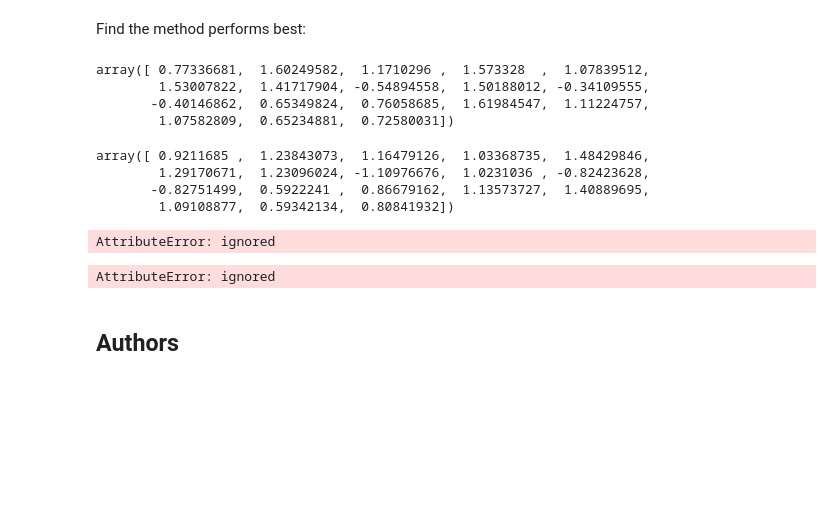
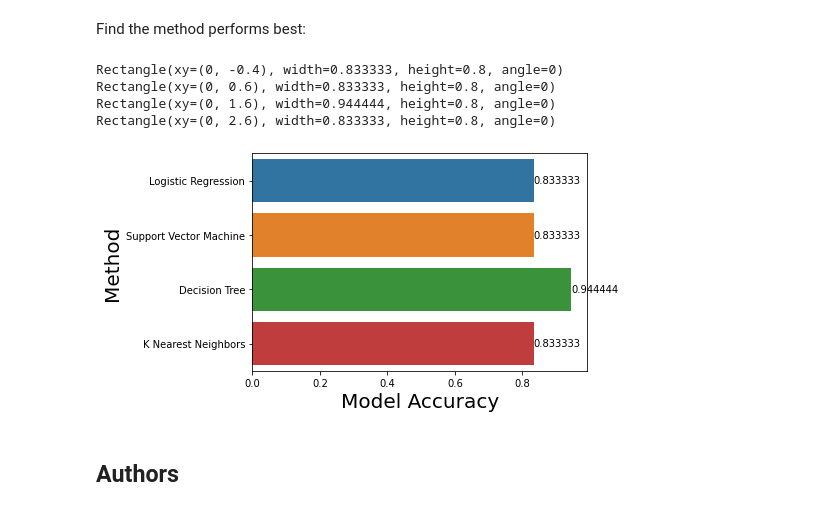
Before and after one commit to Gera-Gal/Coursera_Capstone, a Jupyter notebook: Machine Learning Prediction.ipynb, the cells around one changed output. Cells and saved outputs as stored; diff of their text form; code cells hidden in the pictures; blank space fills up the shorter version.

```diff
--- a/Machine Learning Prediction.ipynb
+++ b/Machine Learning Prediction.ipynb
@@ -337,28 +365,24 @@ plot_confusion_matrix(Y_test,yhat)
 ## TASK  12
 # %% [markdown]
 Find the method performs best:
-# %%
-logreg_cv.decision_function(X_test)
-# %% [output]
-array([ 0.77336681,  1.60249582,  1.1710296 ,  1.573328  ,  1.07839512,
-        1.53007822,  1.41717904, -0.54894558,  1.50188012, -0.34109555,
-       -0.40146862,  0.65349824,  0.76058685,  1.61984547,  1.11224757,
-        1.07582809,  0.65234881,  0.72580031])
-# %%
-svm_cv.decision_function(X_test)
-# %% [output]
-array([ 0.9211685 ,  1.23843073,  1.16479126,  1.03368735,  1.48429846,
-        1.29170671,  1.23096024, -1.10976676,  1.0231036 , -0.82423628,
-       -0.82751499,  0.5922241 ,  0.86679162,  1.13573727,  1.40889695,
-        1.09108877,  0.59342134,  0.80841932])
-# %%
-tree_cv.decision_function(X_test)
-# %% [output]
-AttributeError: ignored
-# %%
-knn_cv.decision_function(X_test)
-# %% [output]
-AttributeError: ignored
+# %%
+x_accuracy = [logreg_cv.score(X_test, Y_test), svm_cv.score(X_test, Y_test), tree_cv.score(X_test, Y_test), knn_cv.score(X_test, Y_test)]
+y_method = ['Logistic Regression', 'Support Vector Machine', 'Decision Tree', 'K Nearest Neighbors']
+
+plot = sns.barplot(x=x_accuracy, y=y_method)
+for label in plot.containers[0]:
+  print(label)
+plot.bar_label(plot.containers[0])
+
+plt.xlabel("Model Accuracy",fontsize=20)
+plt.ylabel("Method",fontsize=20)
+plt.show()
+# %% [output]
+Rectangle(xy=(0, -0.4), width=0.833333, height=0.8, angle=0)
+Rectangle(xy=(0, 0.6), width=0.833333, height=0.8, angle=0)
+Rectangle(xy=(0, 1.6), width=0.944444, height=0.8, angle=0)
+Rectangle(xy=(0, 2.6), width=0.833333, height=0.8, angle=0)
+[figure, added]
 # %% [markdown]
 ## Authors
 # %% [markdown]
```
Also changed, not shown: parts of 5 cells of this notebook.
